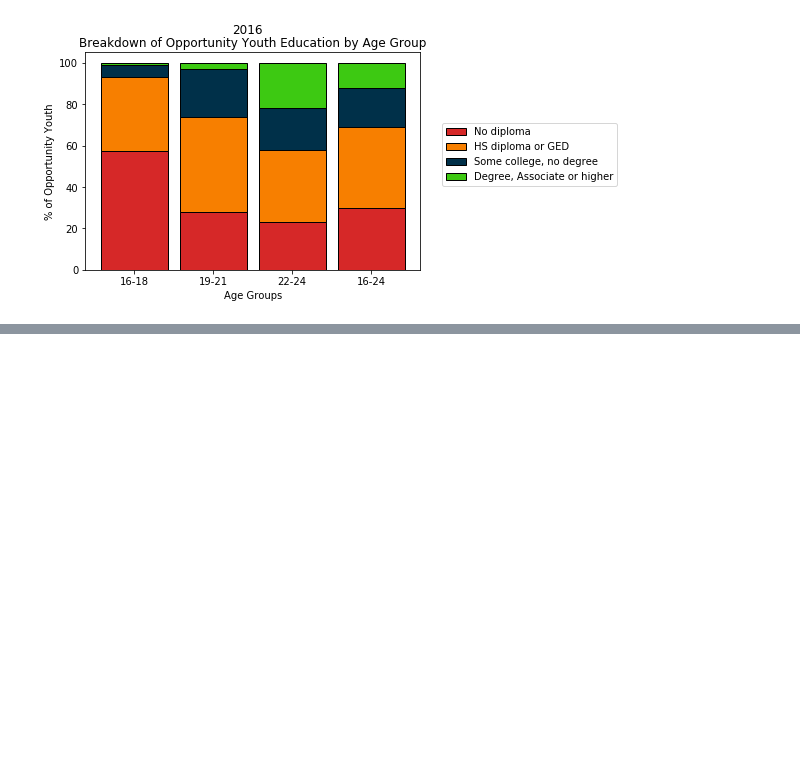
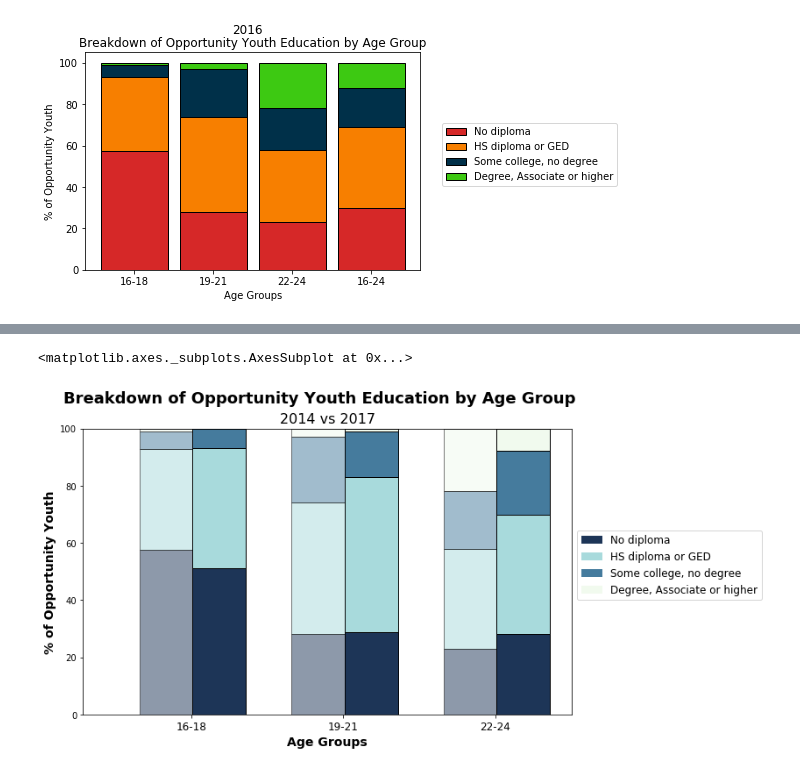
Before and after one commit to chum46/mod-1-project-chicago-seattle-ds-051120, a Jupyter notebook: notebooks/exploratory/02_cm_download_and_explore_data.ipynb, the cells around one changed output, grey strips where cells are left out. Cells and saved outputs as stored; diff of their text form; code cells hidden in the pictures; blank space fills up the shorter version.

```diff
--- a/notebooks/exploratory/02_cm_download_and_explore_data.ipynb
+++ b/notebooks/exploratory/02_cm_download_and_explore_data.ipynb
@@ -978,0 +918,79 @@ plot_clustered_stacked([df1, df2],["2018", "2016"])
+# %%
+import pandas as pd
+import matplotlib.cm as cm
+import numpy as np
+import matplotlib.pyplot as plt
+
+def plot_clustered_stacked(dfall, labels=None, title="2014 vs 2017",  H="//", **kwargs):
+
+    n_df = len(dfall)
+    n_col = len(dfall[0].columns)
+    n_ind = len(dfall[0].index)
+    new_figure = plt.figure(figsize=(10,6))
+    axe = new_figure.add_subplot(111)
+    N=3
+    ind = np.arange(N)
+    a=0.5
+    new_figure.suptitle('Breakdown of Opportunity Youth Education by Age Group', fontsize=18,fontweight='bold')
+
+    for df in dfall:
+        totals = [i+j+k+l for i,j,k,l in zip(df['No diploma'], df['HS diploma or GED'], df['Some college, no degree'], df['Degree, Associate or higher'])]
+        oyndBars = [i / j * 100 for i,j in zip(df['No diploma'], totals)]
+        oydGEDBars = [i / j * 100 for i,j in zip(df['HS diploma or GED'], totals)]
+        oyscndBars = [i / j * 100 for i,j in zip(df['Some college, no degree'], totals)]
+        oydegBars = [i / j * 100 for i,j in zip(df['Degree, Associate or higher'], totals)]
+        # names = list(age_grps)
+        barWidth = 0.35
+        # No diploma bar
+        axe.bar(ind, oyndBars, color='#1D3557', edgecolor='black', width=barWidth,alpha=a)
+        # HS diploma bar
+        axe.bar(ind, oydGEDBars, bottom=oyndBars, color='#A8DADC', edgecolor='black', width=barWidth,alpha=a)
+        # Some college bar
+        axe.bar(ind, oyscndBars, bottom=[i+j for i,j in zip(oyndBars, oydGEDBars)], color='#457B9D', edgecolor='black', width=barWidth,alpha=a)
+        # Degree bar
+        axe.bar(ind, oydegBars, bottom=[i+j+k for i,j,k in zip(oyndBars, oydGEDBars, oyscndBars)], color='#F1FAEE', edgecolor='black', width=barWidth,alpha=a)
+        ind=ind + barWidth
+        a=1
+
+
+
+    leg_labels = ['No diploma','HS diploma or GED', 'Some college, no degree', 'Degree, Associate or higher']
+    axe.legend(leg_labels,loc=2)
+
+    h,l = axe.get_legend_handles_labels() # get the handles we want to modify
+    for i in range(0, n_df * n_col, n_col): # len(h) = n_col * n_df
+        for j, pa in enumerate(h[i:i+n_col]):
+            for rect in pa.patches: # for each index
+                rect.set_x(rect.get_x() + 1 / float(n_df + 1) * i / float(n_col))
+                rect.set_hatch(H * int(i / n_col)) #edited part
+                rect.set_width(1 / float(n_df + 1))
+
+    axe.set_xticks((np.arange(0, 2 * n_ind, 2) + 1 / float(n_df + 1)) / 2.)
+    axe.set_xticklabels(df.index, rotation = 0)
+    axe.set_title(title,fontsize=16)
+
+    # Add invisible data to add another legend
+    n=[]
+    colorBar=['#1D3557','#A8DADC','#457B9D','#F1FAEE']
+    for i in range(0,4):
+        n.append(axe.bar(0, 0, color=colorBar[i]))
+        l2 = plt.legend(n, leg_labels, loc=[1.01, 0.4],fontsize=12)
+    axe.set_ylim(0,100)
+    axe.set_xticklabels(names,fontsize=12)
+    axe.set_xlabel("Age Groups",fontsize=14,fontweight='bold')
+    axe.set_ylabel("% of Opportunity Youth",fontsize=14,fontweight='bold')
+#     axe.text(-0.07, 102, "2014")
+#     axe.text(0.3, 102, "2017")
+    return axe
+
+# create dataframes
+raw_data = {'No diploma': oynd_percent[:3], 'HS diploma or GED': oydGED_percent[:3],'Some college, no degree': oyscnd_percent[:3], 'Degree, Associate or higher':oydeg_percent[:3]}
+df1 = pd.DataFrame(raw_data)
+raw_data2 = {'No diploma': [57,28,23], 'HS diploma or GED': [35,46,35],'Some college, no degree': [6,23,20], 'Degree, Associate or higher':[1,3,22]}
+df2 = pd.DataFrame(raw_data2)
+
+# Then call :
+plot_clustered_stacked([df2, df1],["2017", "2014"])
+# %% [output]
+<matplotlib.axes._subplots.AxesSubplot at 0x...>
+[figure, added]
```
Also changed, not shown: parts of 29 cells of this notebook, 2 other files.
